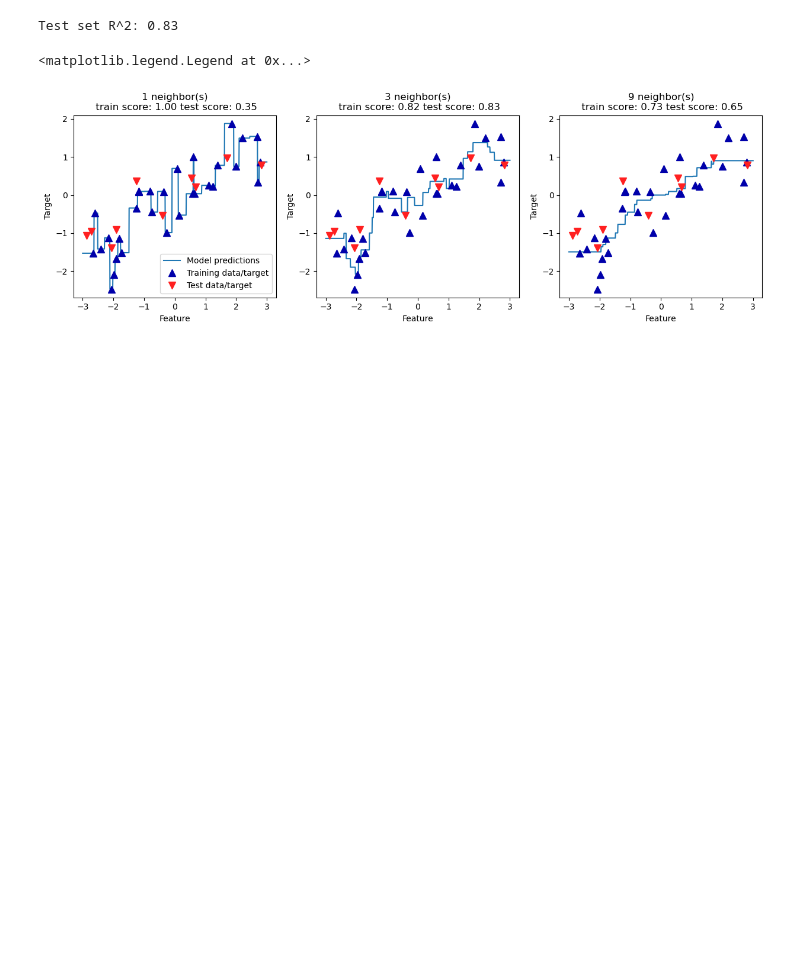
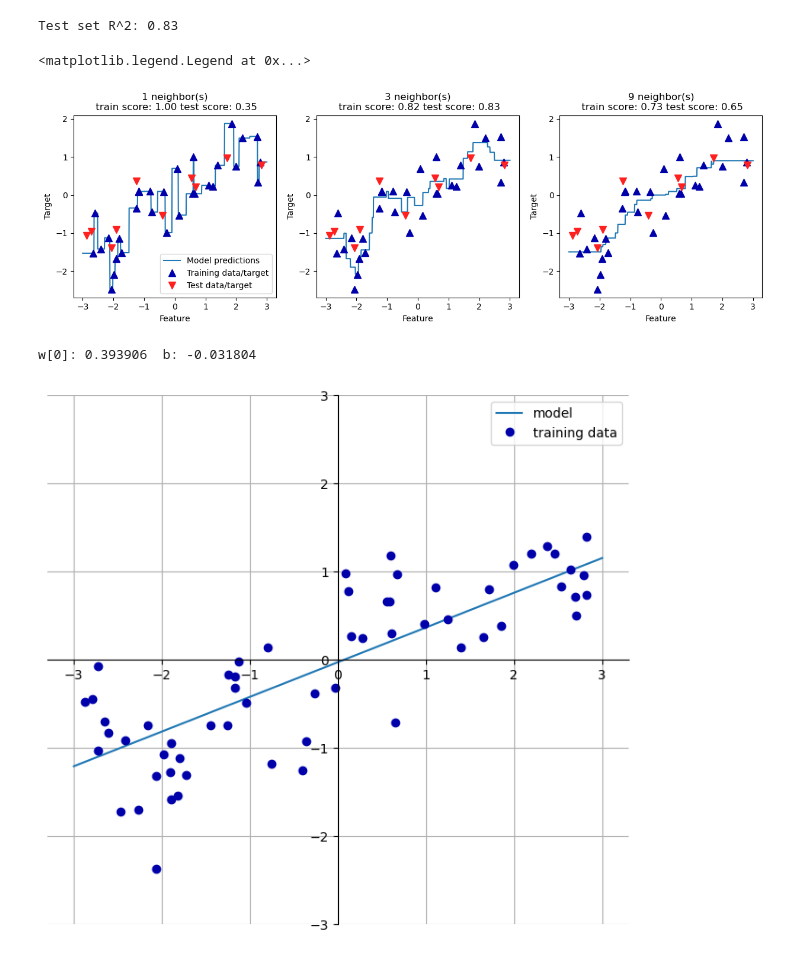
Before and after one commit to oouoz442/mml_IntorductionToMachineLearningWithPython, a Jupyter notebook: Chapter2_Inroduction_To_ML_With_Python.ipynb, the cells around one changed output. Drawn from its saved outputs; the diff is of its cells as text; code cells hidden in the pictures; blank space fills up the shorter version.

Commit message:
Added linear regression and ridge regression models

```diff
--- a/Chapter2_Inroduction_To_ML_With_Python.ipynb
+++ b/Chapter2_Inroduction_To_ML_With_Python.ipynb
@@ -301,0 +343,6 @@ axes[0].legend(["Model predictions", "Training data/target",
+# %%
+# Prediction of a linear model on the wave dataset
+mglearn.plots.plot_linear_regression_wave()
+# %% [output]
+w[0]: 0.393906  b: -0.031804
+[figure, added]
```
Also changed, not shown: parts of 26 cells of this notebook.
